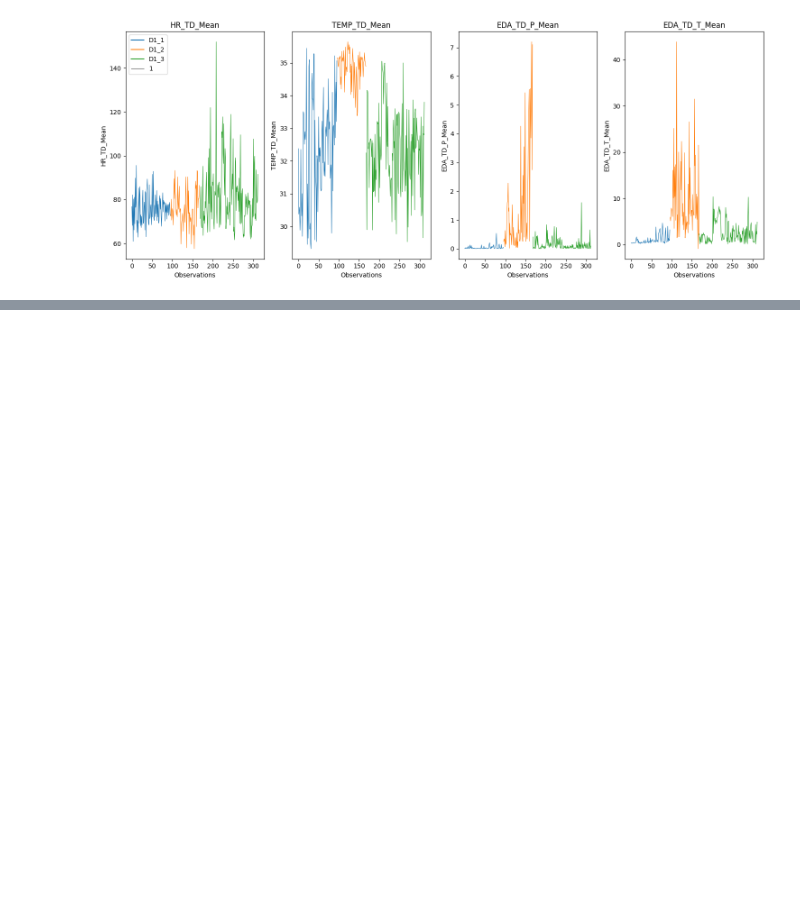
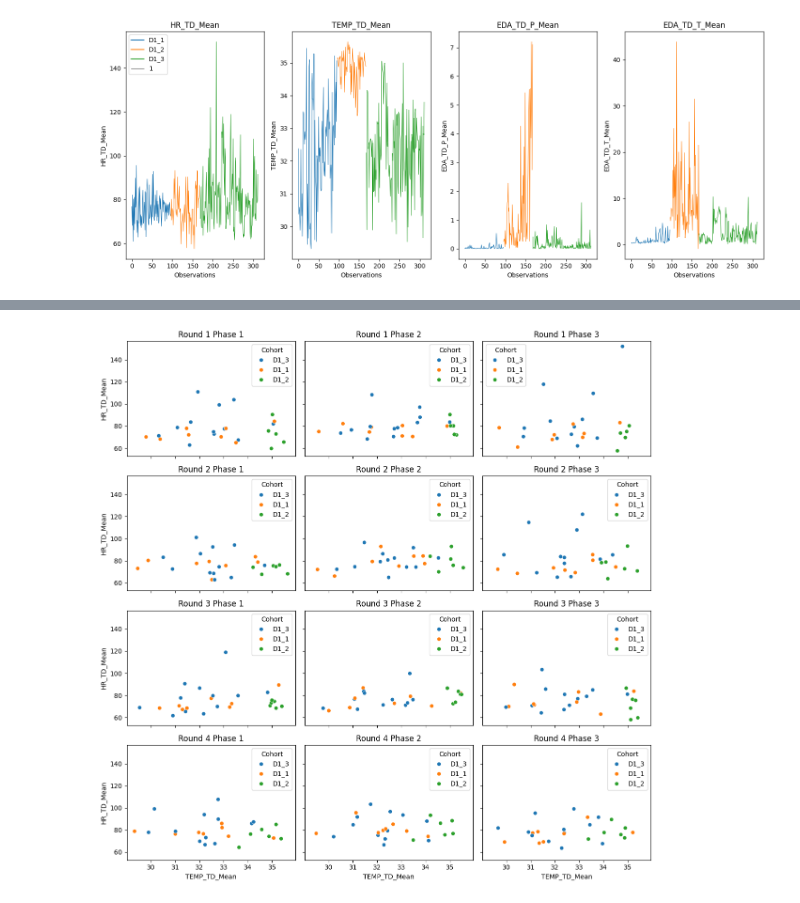
Before and after one commit to SorenBlattBendtsen/02582, a Jupyter notebook: Assignment_2/exploratory_additional_plots.ipynb, the cells around one changed output, grey strips where cells are left out. Saved outputs shown, nothing was run; the diff lists cells and outputs as text; code cells hidden in the pictures; blank space fills up the shorter version.

```diff
--- a/Assignment_2/exploratory_additional_plots.ipynb
+++ b/Assignment_2/exploratory_additional_plots.ipynb
@@ -167,0 +206,19 @@ plt.show()
+# %%
+phys_measures = ['TEMP_TD_Mean', 'HR_TD_Mean']
+fig, axs = plt.subplots(4,3, figsize=(12,12), sharey=True, sharex=True)
+
+for i, round_num in enumerate(data['Round'].unique()):
+    for j, phase_num in enumerate(data['Phase'].unique()):
+        #sns.boxplot(x = 'value', y = 'variable', data = pd.melt(data[(data['Round'] == round_num) & (data['Phase'] == phase_num)][feelings]), ax=axs[i,j], hue='variable')
+        sns.scatterplot(data = data[(data['Round'] == round_num) & (data['Phase'] == phase_num)], x="TEMP_TD_Mean", y="HR_TD_Mean", ax=axs[i,j], hue="Cohort")
+        axs[i,j].set_title(f'Round {i+1} Phase {j+1}')
+        axs[i,j].set_ylabel("HR_TD_Mean")
+        axs[i,j].set_xlabel("TEMP_TD_Mean")
+        # color by feeling
+
+
+plt.tight_layout()
+
+plt.show()
+# %% [output]
+[figure, added]
```
Also changed, not shown: parts of 6 cells of this notebook, 1 other file.
